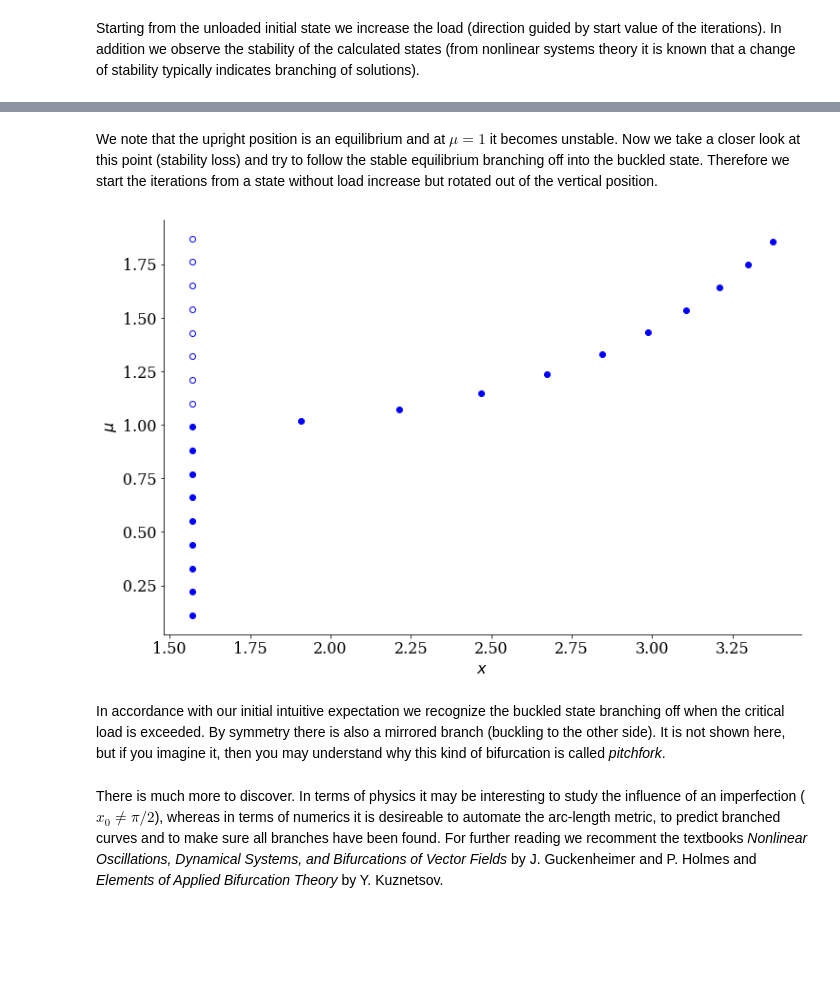
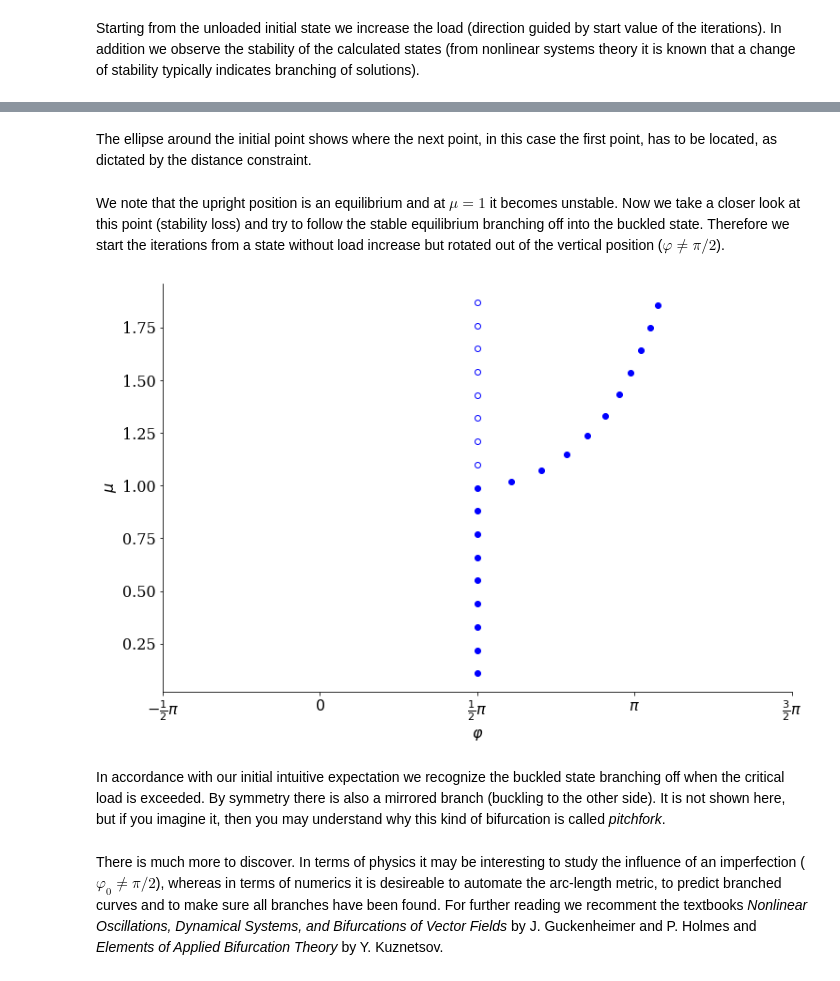
Before and after one commit to nagelt/Numerical_Methods_Introduction, a Jupyter notebook: 04d_Newton_arclength.ipynb, the cells around one changed output, grey strips where cells are left out. Cells and saved outputs as stored; diff of their text form; code cells hidden in the pictures; blank space fills up the shorter version.

Commit message:
comply to first review

```diff
--- a/04d_Newton_arclength.ipynb
+++ b/04d_Newton_arclength.ipynb
@@ -57,5 +58,5 @@ With the spring relaxed at standing upright ($x_0=\frac{\pi}{2}$) we define func
 \end{equation}
 with $\mu=\frac{mgl}{c}$.
 # %%
-x0 = 0.5*np.pi
+phi0 = 0.5*np.pi
 # %%
@@ -84,11 +88,15 @@ Now it is time for the clever move, instead of solving for $x$ with the fixed pa
+# %%
+distance_squared = lambda z, zp: 0.1*(z[0]-zp[0])**2 + (z[1]-zp[1])**2   # pseudo arc-length squared
+d_distance_squared_dphi = lambda z, zp: 2*0.1*(z[0]-zp[0])  # for tangent
+d_distance_squared_dmu = lambda z, zp: 2*(z[1]-zp[1])   # for tangent
 # %% [markdown]
 The extended system (two equations for two unknowns), we have to solve, reads
 # %%
-def sys(z, zp):
-    x = z[0]
+def sys(z, zp, ds):
+    phi = z[0]
     mu = z[1]
-    r0 = dEpot(x, mu)   # equilibrium
-    r1 = 0.1*(x-zp[0])**2 + (mu-zp[1])**2  - ds**2     # arc-length squared
+    r0 = dEpot_dphi(phi, mu)   # equilibrium
+    r1 = distance_squared(z, zp) - ds**2 # distance constraint
     res = np.array([r0, r1])
     return res
 # %% [markdown]
@@ -98,12 +106,12 @@ And its Tangent reads
 # %%
-def dsys(z, zp):
-    x = z[0]
+def dsys(z, zp, ds):
+    phi = z[0]
     mu = z[1]
 
-    J00 = ddEpot(x, mu)
-    J01 = np.cos(x)
-    J10 = 0.1*(x-zp[0])*2
-    J11 = (mu-zp[1])*2
+    J00 = d2Epot_dphi2(phi, mu)
+    J01 = d2Epot_dphi_dmu(phi, mu)
+    J10 = d_distance_squared_dphi(z, zp)
+    J11 = d_distance_squared_dmu(z, zp)
 
     J = np.matrix([[J00, J01], [J10, J11]])
     return J
@@ -151,30 +172,35 @@ plt.show()
+# %% [markdown]
+The ellipse around the initial point shows where the next point, in this case the first point, has to be located, as dictated by the distance constraint.
 # %% [markdown]
 We note that the upright position is an equilibrium and at $\mu=1$ it becomes unstable.
-Now we take a closer look at this point (stability loss) and try to follow the stable equilibrium branching off into the buckled state. Therefore we start the iterations from a state without load increase but rotated out of the vertical position.
+Now we take a closer look at this point (stability loss) and try to follow the stable equilibrium branching off into the buckled state. Therefore we start the iterations from a state without load increase but rotated out of the vertical position ($\varphi\ne\pi/2$).
 # %%
 zp = branchpoint
 dz = np.array([0.5, 0.0])   # guide direction to find other branch
 for k in range(10):
-    ZS = root(sys, zp+dz, args=(zp,), jac=dsys, method='hybr')
+    ZS = root(sys, zp+dz, args=(zp,ds), jac=dsys, method='hybr')
     zs =ZS.x
-    if ddEpot(zs[0], zs[1]) > 0:
-        stable_x.append( zs[0] )
+    if d2Epot_dphi2(zs[0], zs[1]) > 0:
+        stable_phi.append( zs[0] )
         stable_mu.append( zs[1] )
     else:
-        nonstable_x.append( zs[0] )
+        nonstable_phi.append( zs[0] )
         nonstable_mu.append( zs[1] )
     dz = zs -zp
     zp = zs
 
-plt.plot(stable_x, stable_mu, 'bo')
-plt.plot(nonstable_x, nonstable_mu, 'bo', fillstyle='none')
-plt.xlabel('$x$')
+plt.plot(stable_phi, stable_mu, 'bo')
+plt.plot(nonstable_phi, nonstable_mu, 'bo', fillstyle='none')
+plt.xlabel('$\\varphi$')
 plt.ylabel('$\mu$')
+tick_pos= [ -np.pi/2, 0, np.pi/2, np.pi, 3*np.pi/2]
+labels = ['$-\\frac{1}{2}\pi$', '$0$', '$\\frac{1}{2}\pi$', '$\pi$', '$\\frac{3}{2}\pi$']
+plt.xticks(tick_pos, labels)
 plt.show()
 # %% [output]
-[figure, old version]
+[figure, new version]
 # %% [markdown]
 In accordance with our initial intuitive expectation we recognize the buckled state branching off when the critical load is exceeded.
 By symmetry there is also a mirrored branch (buckling to the other side). It is not shown here, but if you imagine it, then you may understand why this kind of bifurcation is called _pitchfork_.
 # %% [markdown]
-There is much more to discover. In terms of physics it may be interesting to study the influence of an imperfection ($x_0\ne \pi/2$), whereas in terms of numerics it is desireable to automate the arc-length metric, to predict branched curves and to make sure all branches have been found. For further reading we recomment the textbooks _Nonlinear Oscillations, Dynamical Systems, and Bifurcations of Vector Fields_ by J. Guckenheimer and P. Holmes and _Elements of Applied Bifurcation Theory_ by Y. Kuznetsov.
+There is much more to discover. In terms of physics it may be interesting to study the influence of an imperfection ($\varphi_0\ne \pi/2$), whereas in terms of numerics it is desireable to automate the arc-length metric, to predict branched curves and to make sure all branches have been found. For further reading we recomment the textbooks _Nonlinear Oscillations, Dynamical Systems, and Bifurcations of Vector Fields_ by J. Guckenheimer and P. Holmes and _Elements of Applied Bifurcation Theory_ by Y. Kuznetsov.
```
Also changed, not shown: parts of 15 cells of this notebook, 2 other files.
